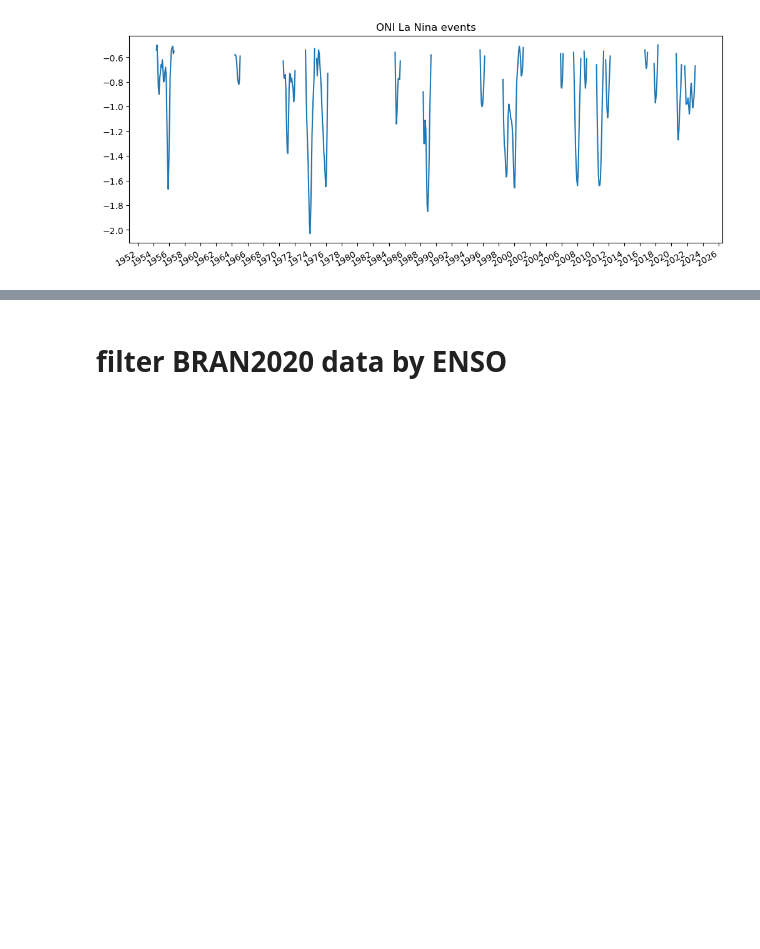
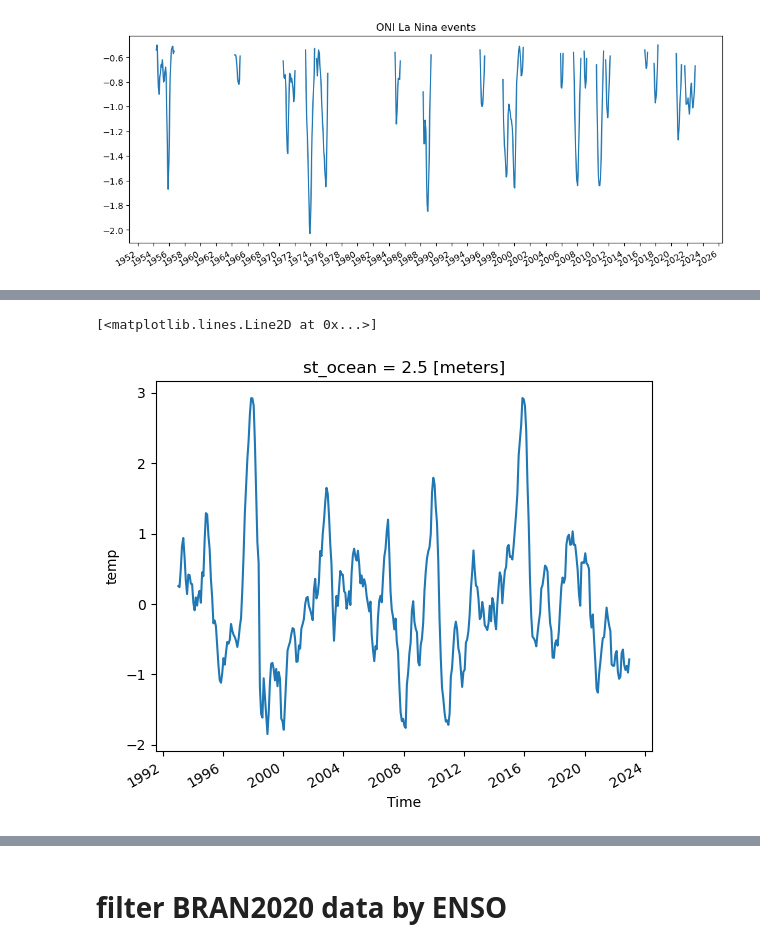
Before and after one commit to Thomas-Moore-Creative/BRAN-climatology-generator-demo, a Jupyter notebook: notebooks/demo_sandbox.ipynb, the cells around one changed output, grey strips where cells are left out. Drawn from its saved outputs; the diff is of its cells as text; code cells hidden in the pictures; blank space fills up the shorter version.

Commit message:
finished event labelled heatmap > #2

```diff
--- a/notebooks/demo_sandbox.ipynb
+++ b/notebooks/demo_sandbox.ipynb
@@ -435,0 +405,13 @@ plt.show()
+# %%
+%%time
+max_lat = 5.0
+min_lat = -5.0
+max_lon = 240
+min_lon = 190
+LatIndexer, LonIndexer = 'yt_ocean', 'xt_ocean'
+SliceData = temp_anomaly.temp.isel(st_ocean=0).sel(**{LatIndexer: slice(min_lat, max_lat),
+                        LonIndexer: slice(min_lon, max_lon)})
+SliceData = SliceData.chunk({'Time':-1,'yt_ocean':-1,'xt_ocean':-1,})
+# THIS CURRENTLY IGNORES GRID AREA CORRECTION
+spatial_mean_of_ONI_anomaly = SliceData.mean({'yt_ocean','xt_ocean'})
+spatial_mean_of_ONI_anomaly = spatial_mean_of_ONI_anomaly.compute()
@@ -435,0 +421,5 @@ plt.show()
+# %%
+spatial_mean_of_ONI_anomaly.plot()
+# %% [output]
+[<matplotlib.lines.Line2D at 0x...>]
+[figure, added]
```
Also changed, not shown: parts of 21 cells of this notebook.
